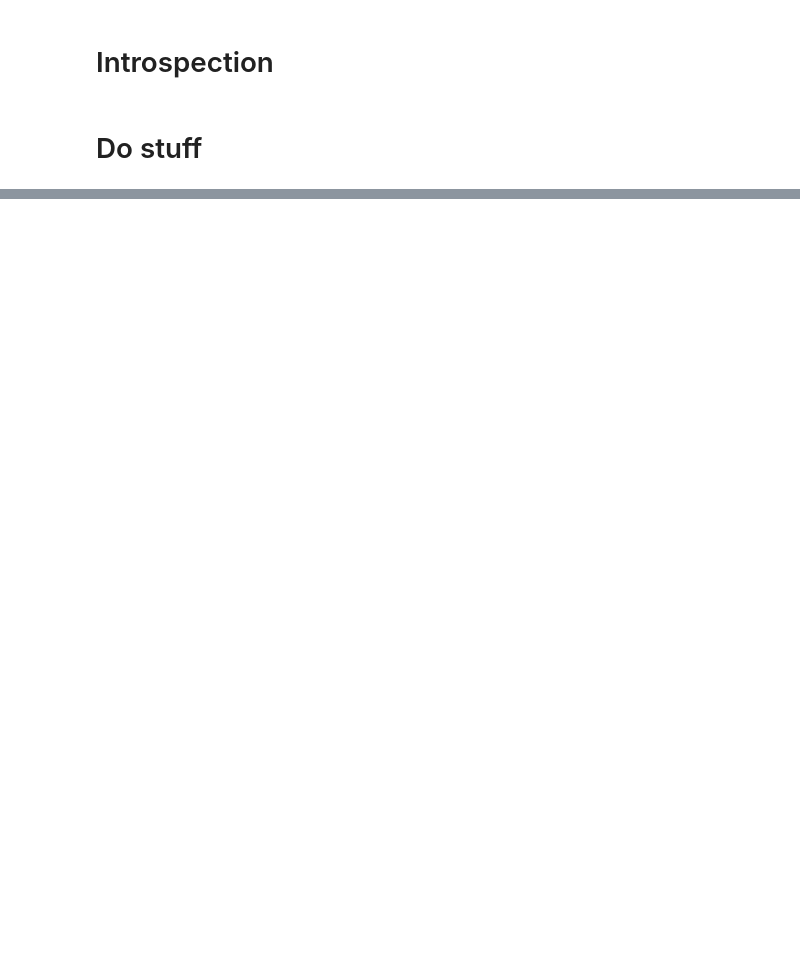
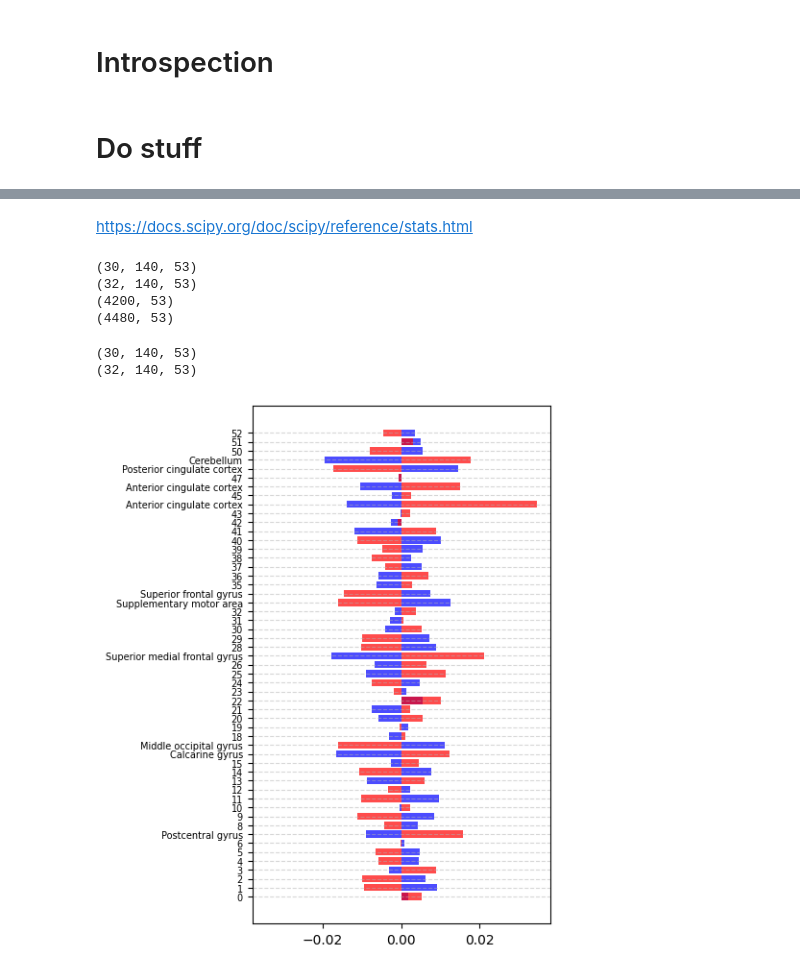
Before and after one commit to paavalipopov/mlp_project, a Jupyter notebook: scripts/introspection.ipynb, the cells around one changed output, grey strips where cells are left out. Saved outputs shown, nothing was run; the diff lists cells and outputs as text; code cells hidden in the pictures; blank space fills up the shorter version.

```diff
--- a/scripts/introspection.ipynb
+++ b/scripts/introspection.ipynb
@@ -49,3 +50,7 @@ def load_model_and_data(path):
+# %%
+neuromark = pd.read_csv("/Users/pavelpopov/mlp_nn/assets/data/neuromark_regions.csv")
+neuromark["Index"]=neuromark["Index"]-1
+neuromark = {a: (b, c) for a, b, c in zip(neuromark["Index"], neuromark["Name"], neuromark["Network"])}
 # %% [markdown]
 # Introspection
 # %%
@@ -249,0 +514,74 @@ introspector.run(cutoff=5)
+# %% [markdown]
+https://docs.scipy.org/doc/scipy/reference/stats.html
+# %%
+from scipy import stats
+
+method = "ig"
+grads_0 = np.load(f"./assets/logs/rerun_all-exp-mlp_defHP-fbirn/introspection/grads_target_0_method_{method}.npy")
+grads_1 = np.load(f"./assets/logs/rerun_all-exp-mlp_defHP-fbirn/introspection/grads_target_1_method_{method}.npy")
+print(grads_0.shape)
+print(grads_1.shape)
+
+
+target_0 = grads_0.reshape(-1, grads_0.shape[2])
+target_1 = grads_1.reshape(-1, grads_1.shape[2])
+
+print(target_0.shape)
+print(target_1.shape)
+
+test = stats.ttest_ind(target_0, target_1, equal_var=False)
+# test = stats.mannwhitneyu(target_0, target_1)
+# %% [output]
+(30, 140, 53)
+(32, 140, 53)
+(4200, 53)
+(4480, 53)
+# %%
+method = "ig"
+grads_0 = np.load(f"./assets/logs/rerun_all-exp-mlp_defHP-fbirn/introspection/grads_target_0_method_{method}.npy")
+grads_1 = np.load(f"./assets/logs/rerun_all-exp-mlp_defHP-fbirn/introspection/grads_target_1_method_{method}.npy")
+print(grads_0.shape)
+print(grads_1.shape)
+
+target_0 = grads_0.reshape(-1, grads_0.shape[2])
+target_1 = grads_1.reshape(-1, grads_1.shape[2])
+
+mean_A = np.mean(target_0, axis=0)
+mean_B = np.mean(target_1, axis=0)
+
+x = np.arange(53)
+
+plt.figure(figsize=(4, 7))
+plt.barh(
+    x,
+    mean_A,
+    align="center",
+    color='blue',
+    label='0',
+    alpha=0.7,
+)
+plt.barh(
+    x,
+    mean_B,
+    align="center",
+    color='red',
+    label='1',
+    alpha=0.7,
+)
+plt.xlim(-0.038, 0.038)
+plt.grid(axis='y', linestyle='--', alpha=0.5)
+
+abs_grad = np.abs(mean_A) + np.abs(mean_B)
+significatn_components = np.argsort(abs_grad)[-10:]
+plt.yticks(x, [neuromark[i][0] if i in significatn_components else i for i in x], fontsize=7)
+
+plt.savefig(
+    "1_all.png",
+    format="png",
+    dpi=300,
+    bbox_inches="tight",
+)
+# %% [output]
+(30, 140, 53)
+(32, 140, 53)
+[figure, added]
```
Also changed, not shown: parts of 24 cells of this notebook, 2 other files.
